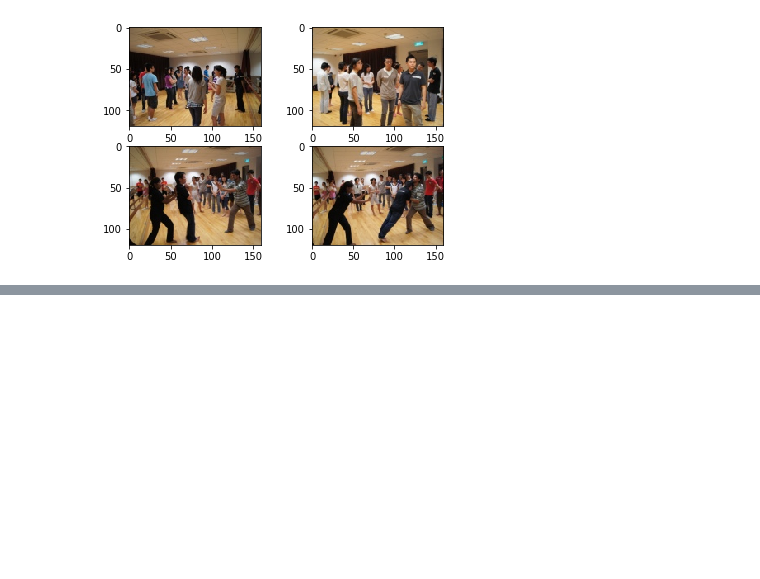
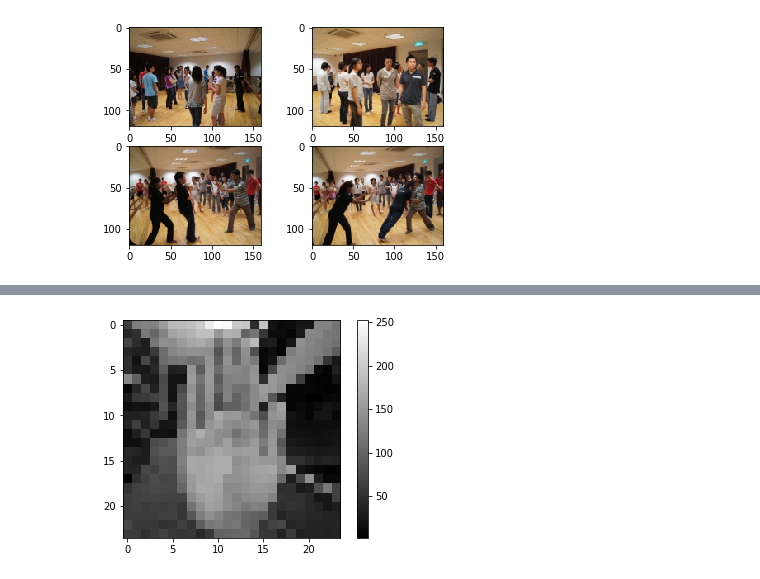
Before and after one commit to Bill2462/Viola-Jones, a Jupyter notebook: Hand-detection-Viola-Jones.ipynb, the cells around one changed output, grey strips where cells are left out. Saved outputs shown, nothing was run; the diff lists cells and outputs as text; code cells hidden in the pictures; blank space fills up the shorter version.

```diff
--- a/Hand-detection-Viola-Jones.ipynb
+++ b/Hand-detection-Viola-Jones.ipynb
@@ -268,0 +273,24 @@ plt.show()
+# %%
+def scale_images(images, width, height):
+    processedImages = []
+    for img in images:
+        processedImages.append(cv2.resize(img, (width, height)))
+
+    return np.array(processedImages)
+
+def convert_to_grayScale(images):
+    processedImages = []
+    for img in images:
+        processedImages.append(cv2.cvtColor(img, cv2.COLOR_BGR2GRAY))
+
+    return np.array(processedImages)
+
+positiveSamples = scale_images(positiveSamples, 24, 24)
+positiveSamples = convert_to_grayScale(positiveSamples)
+negativeSamples = convert_to_grayScale(negativeSamples)
+
+plt.imshow(positiveSamples[4], cmap='gray')
+plt.colorbar()
+plt.show()
+# %% [output]
+[figure, added]
```
Also changed, not shown: parts of 7 cells of this notebook.
